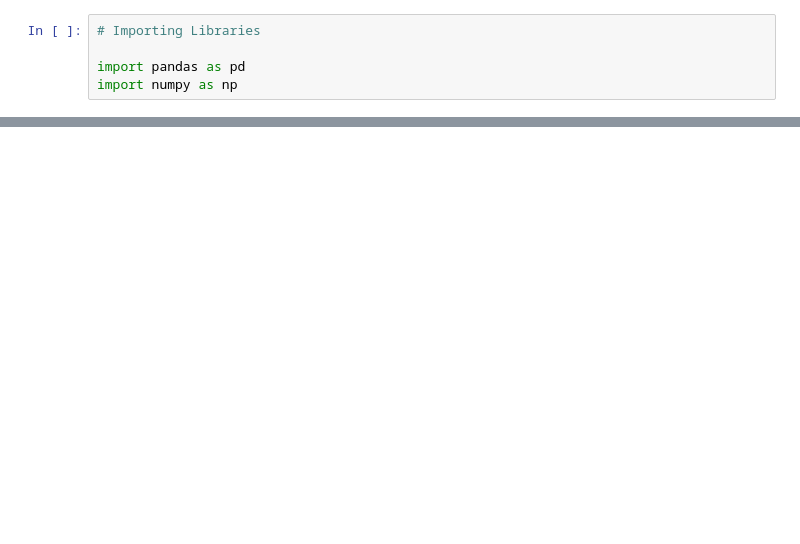
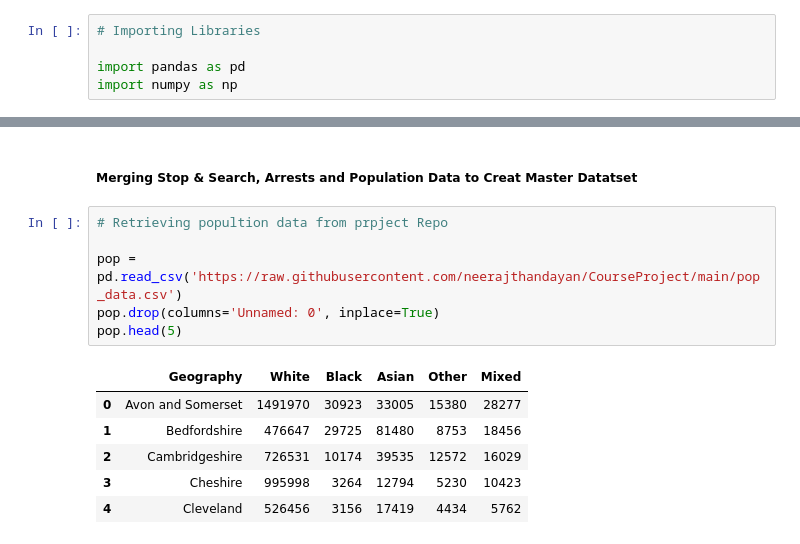
Before and after one commit to neerajthandayan/CourseProject, a Jupyter notebook: Crime_Data.ipynb, the cells around one changed output, grey strips where cells are left out. Drawn from its saved outputs; the diff is of its cells as text; blank space fills up the shorter version.

```diff
--- a/Crime_Data.ipynb
+++ b/Crime_Data.ipynb
@@ -70,0 +93,15 @@ df1['SS_Total'] = df1.iloc[:,1:].sum(axis=1)
+# %% [markdown]
+##### Merging Stop & Search, Arrests and Population Data to Creat Master Datatset
+# %%
+# Retrieving popultion data from prpject Repo
+
+pop = pd.read_csv('https://raw.githubusercontent.com/neerajthandayan/CourseProject/main/pop_data.csv')
+pop.drop(columns='Unnamed: 0', inplace=True)
+pop.head(5)
+# %% [output]
+|  | Geography | White | Black | Asian | Other | Mixed |
+| 0 | Avon and Somerset | 1491970 | 30923 | 33005 | 15380 | 28277 |
+| 1 | Bedfordshire | 476647 | 29725 | 81480 | 8753 | 18456 |
+| 2 | Cambridgeshire | 726531 | 10174 | 39535 | 12572 | 16029 |
+| 3 | Cheshire | 995998 | 3264 | 12794 | 5230 | 10423 |
+| 4 | Cleveland | 526456 | 3156 | 17419 | 4434 | 5762 |
```
Also changed, not shown: parts of 12 cells of this notebook.
